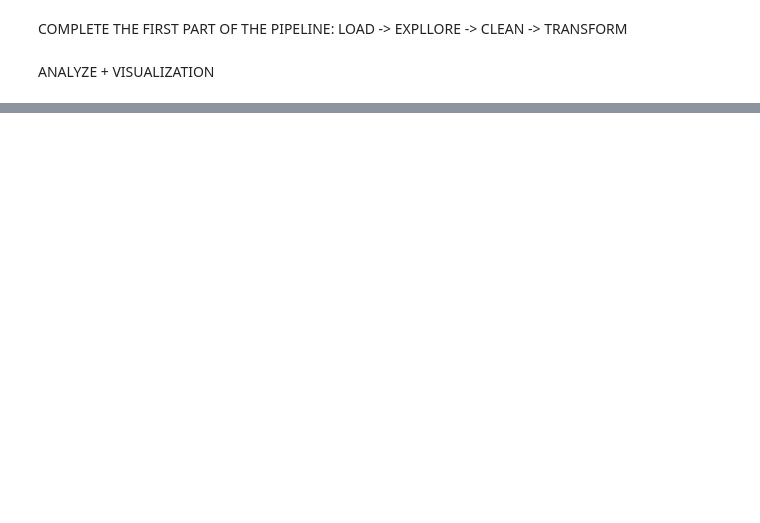
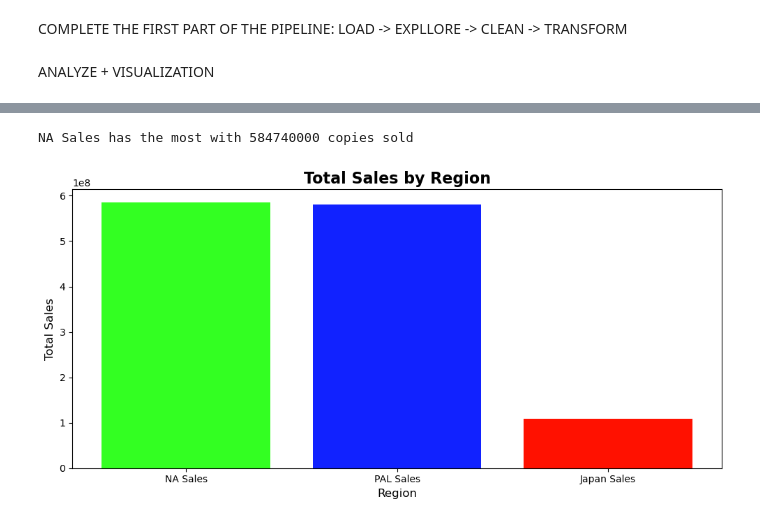
Before and after one commit to CalinP1/Playstation_work, a Jupyter notebook: PlayStation_Data_report.ipynb, the cells around one changed output, grey strips where cells are left out. Cells and saved outputs as stored; diff of their text form; code cells hidden in the pictures; blank space fills up the shorter version.

Commit message:
Answear the question: Which region has more sales?

```diff
--- a/PlayStation_Data_report.ipynb
+++ b/PlayStation_Data_report.ipynb
@@ -452,0 +471,19 @@ ANALYZE + VISUALIZATION
+# %%
+regions = ["NA Sales", "PAL Sales","Japan Sales"]
+
+regions_total = clean_play_station_data[regions].sum()
+region_with_max = regions_total.idxmax()
+region_max_val = int(regions_total.max())
+print(f"{region_with_max} has the most with {region_max_val} copies sold")
+# %% [output]
+NA Sales has the most with 584740000 copies sold
+# %%
+plt.figure(figsize=(10, 5))
+plt.bar(regions, regions_total, color=['#3f2', '#12f', '#f10'])
+plt.title('Total Sales by Region', fontsize=16, fontweight='bold')
+plt.xlabel('Region', fontsize=12)
+plt.ylabel('Total Sales', fontsize=12)
+plt.tight_layout()
+plt.show()
+# %% [output]
+[figure, added]
```
Also changed, not shown: parts of 8 cells of this notebook.
